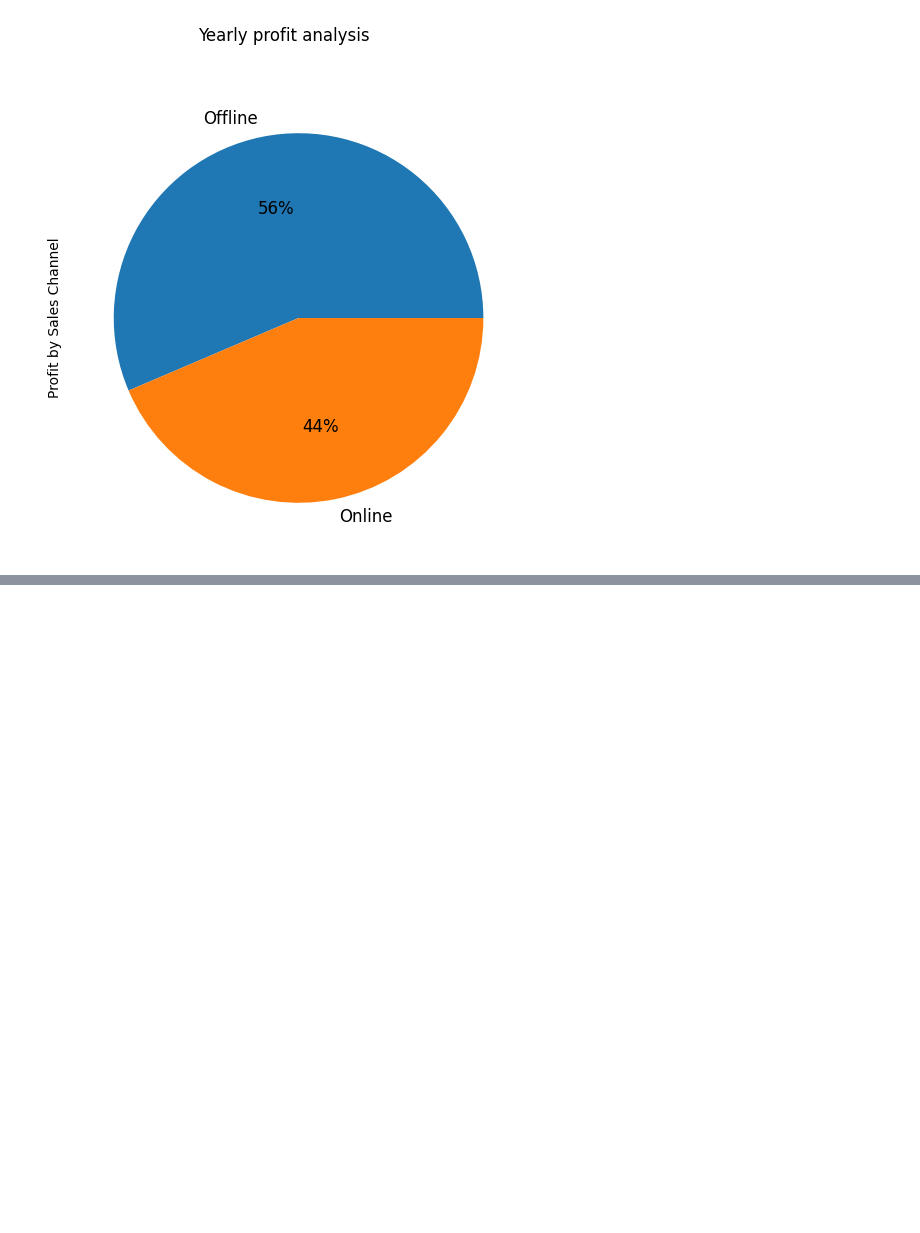
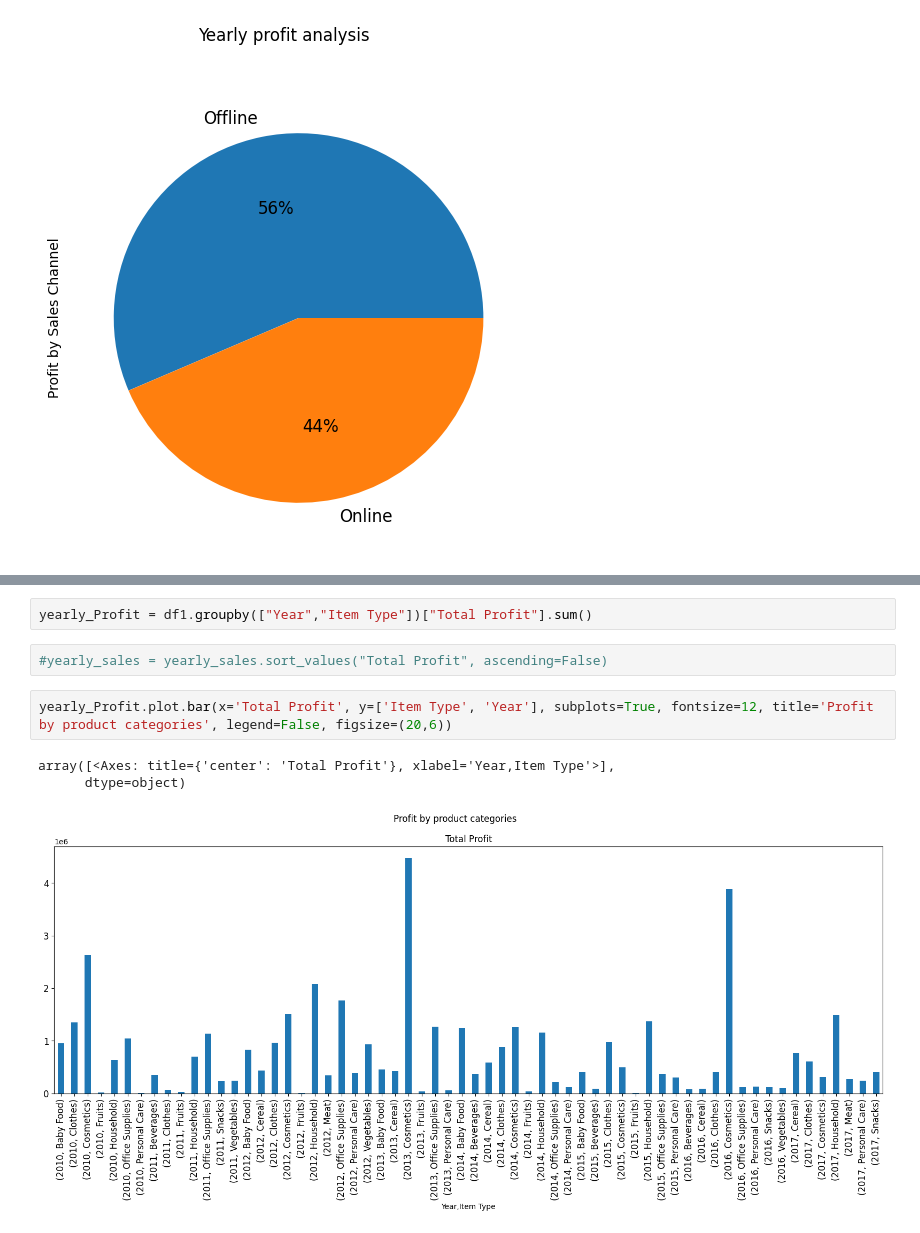
Before and after one commit to yash66gupta/Amazon-sales-data, a Jupyter notebook: amazon_sales_data.ipynb, the cells around one changed output, grey strips where cells are left out. Cells and saved outputs as stored; diff of their text form; blank space fills up the shorter version.

```diff
--- a/amazon_sales_data.ipynb
+++ b/amazon_sales_data.ipynb
@@ -374,0 +428,10 @@ array([<Axes: ylabel='Profit by Sales Channel'>], dtype=object)
+# %%
+yearly_Profit = df1.groupby(["Year","Item Type"])["Total Profit"].sum()
+# %%
+#yearly_sales = yearly_sales.sort_values("Total Profit", ascending=False)
+# %%
+yearly_Profit.plot.bar(x='Total Profit', y=['Item Type', 'Year'], subplots=True, fontsize=12, title='Profit by product categories', legend=False, figsize=(20,6))
+# %% [output]
+array([<Axes: title={'center': 'Total Profit'}, xlabel='Year,Item Type'>],
+      dtype=object)
+[figure, added]
```
Also changed, not shown: parts of 10 cells of this notebook.
